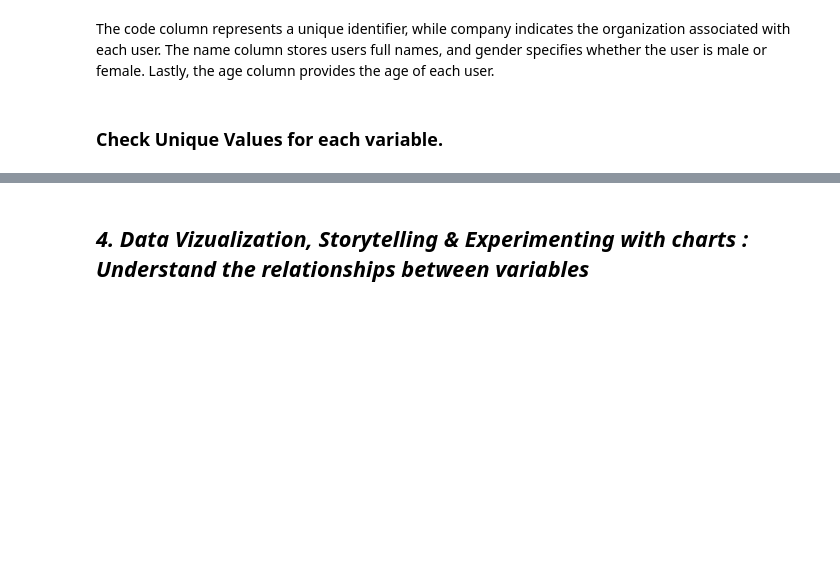
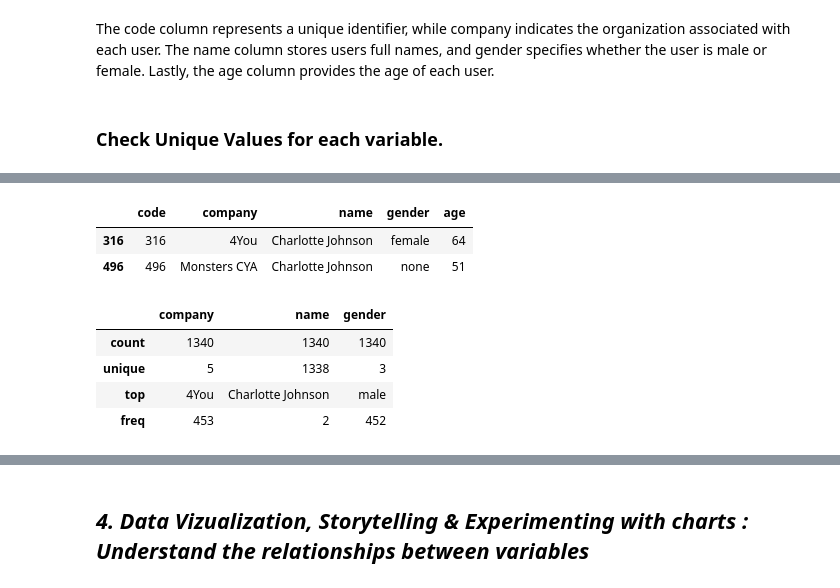
Before and after one commit to Ayushx29/Voyage-Analytics-Integrating-MLOps-in-Travel-Productionization-of-ML-Systems, a Jupyter notebook: Gender_Classification.ipynb, the cells around one changed output, grey strips where cells are left out. Drawn from its saved outputs; the diff is of its cells as text; code cells hidden in the pictures; blank space fills up the shorter version.

```diff
--- a/Gender_Classification.ipynb
+++ b/Gender_Classification.ipynb
@@ -169,0 +302,14 @@ users_df.nunique()
+# %%
+users_df[users_df['name']=='Charlotte Johnson']
+# %% [output]
+|  | code | company | name | gender | age |
+| 316 | 316 | 4You | Charlotte Johnson | female | 64 |
+| 496 | 496 | Monsters CYA | Charlotte Johnson | none | 51 |
+# %%
+users_df.describe(include = 'object')
+# %% [output]
+|  | company | name | gender |
+| count | 1340 | 1340 | 1340 |
+| unique | 5 | 1338 | 3 |
+| top | 4You | Charlotte Johnson | male |
+| freq | 453 | 2 | 452 |
```
Also changed, not shown: parts of 26 cells of this notebook.
